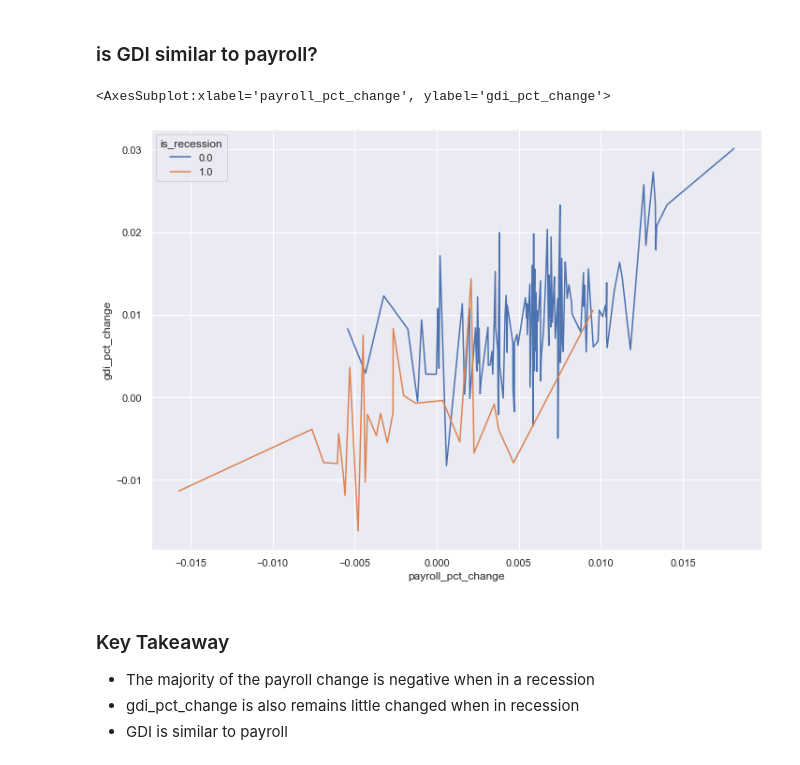
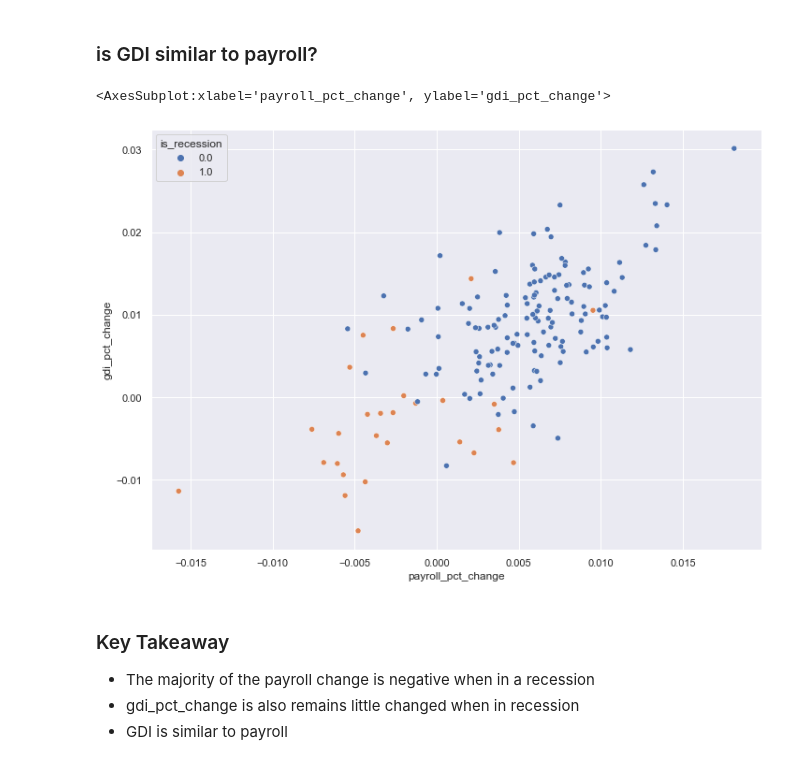
Before and after one commit to QinzhiChen/recession_prediction, a Jupyter notebook: final notebook.ipynb, the cells around one changed output. Drawn from its saved outputs; the diff is of its cells as text; code cells hidden in the pictures.

```diff
--- a/final notebook.ipynb
+++ b/final notebook.ipynb
@@ -422,10 +422,10 @@ we assume the distribution of our variable is not normal/gaussian
 ### is GDI similar to payroll?
 # %%
 # use line plot
-sns.lineplot(data=nber_train_val, y="gdi_pct_change", x="payroll_pct_change",hue='is_recession')
+sns.scatterplot(data=nber_train_val, y="gdi_pct_change", x="payroll_pct_change",hue='is_recession')
 # %% [output]
 <AxesSubplot:xlabel='payroll_pct_change', ylabel='gdi_pct_change'>
-[figure, old version]
+[figure, new version]
 # %% [markdown]
 ### Key Takeaway
 - The majority of the payroll change is negative when in a recession
```
Also changed, not shown: parts of 1 cell of this notebook.
